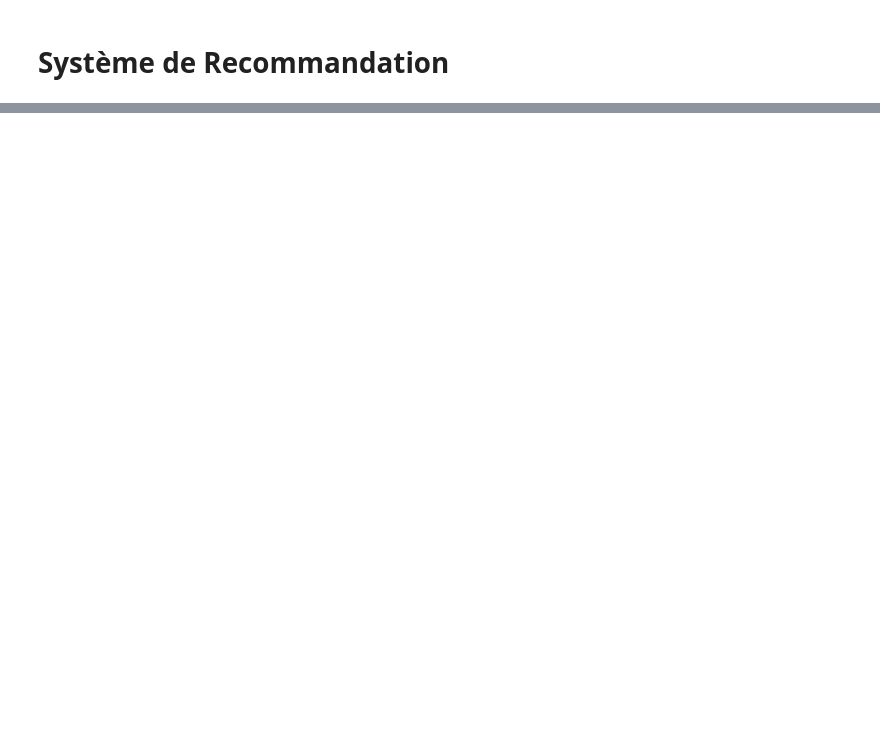
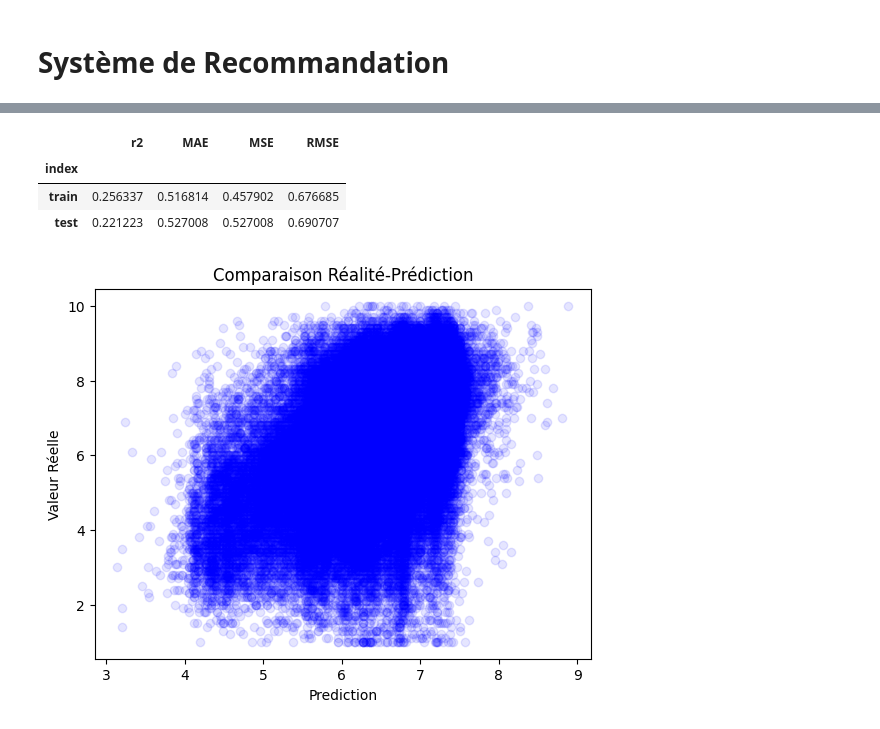
Before and after one commit to data-IA-2024/netfloox-recommandation-gr3, a Jupyter notebook: Models.ipynb, the cells around one changed output, grey strips where cells are left out. Drawn from its saved outputs; the diff is of its cells as text; code cells hidden in the pictures; blank space fills up the shorter version.

Commit message:
BUIL models

```diff
--- a/Models.ipynb
+++ b/Models.ipynb
@@ -81,0 +444,16 @@ estimator_html_repr(preprocessor)
+# %%
+from sklearn.ensemble import GradientBoostingRegressor
+
+pipeline = Pipeline(steps=[('preproc', preprocessor), ('gbr', GradientBoostingRegressor())])
+
+params = {
+    #"gbr__n_estimators": [50, 100, 200, 500],
+    "gbr__max_depth": [2, 4, 8, 10],
+    "gbr__min_samples_split": [5, 6, 10],
+    #"gbr__learning_rate": [1e-5, 1e-4, 1e-3, 1e-2, 1e-1, 1],
+    "gbr__loss": ["squared_error"],
+}
+
+optim = GridSearchOptimizer(pipeline, params)
+# %%
+optim.fit(X_train, y_train)
@@ -81,0 +501,12 @@ estimator_html_repr(preprocessor)
+# %%
+params = {
+    "gbr__n_estimators": [100, 200, 300],
+    "gbr__max_depth": [8],
+    "gbr__min_samples_split": [6],
+    "gbr__learning_rate": [1e-2, 1e-1, 1],
+    "gbr__loss": ["squared_error"],
+}
+
+optim = GridSearchOptimizer(pipeline, params)
+# %%
+optim.fit(X_train, y_train)
@@ -81,0 +520,13 @@ estimator_html_repr(preprocessor)
+# %%
+regression_report(optim.best_model, X_train, X_test, y_train, y_test)
+# %% [output]
+|  | r2 | MAE | MSE | RMSE |
+| index |  |  |  |  |
+| train | 0.256337 | 0.516814 | 0.457902 | 0.676685 |
+| test | 0.221223 | 0.527008 | 0.527008 | 0.690707 |
+# %%
+y_pred = rscl.inverse_transform(optim.best_model.predict(X_test).reshape(-1,1))
+fig = plot_pred_actual(rscl.inverse_transform(y_test.reshape(-1,1)), y_pred)
+plt.show()
+# %% [output]
+[figure, added]
```
Also changed, not shown: parts of 51 cells of this notebook.
